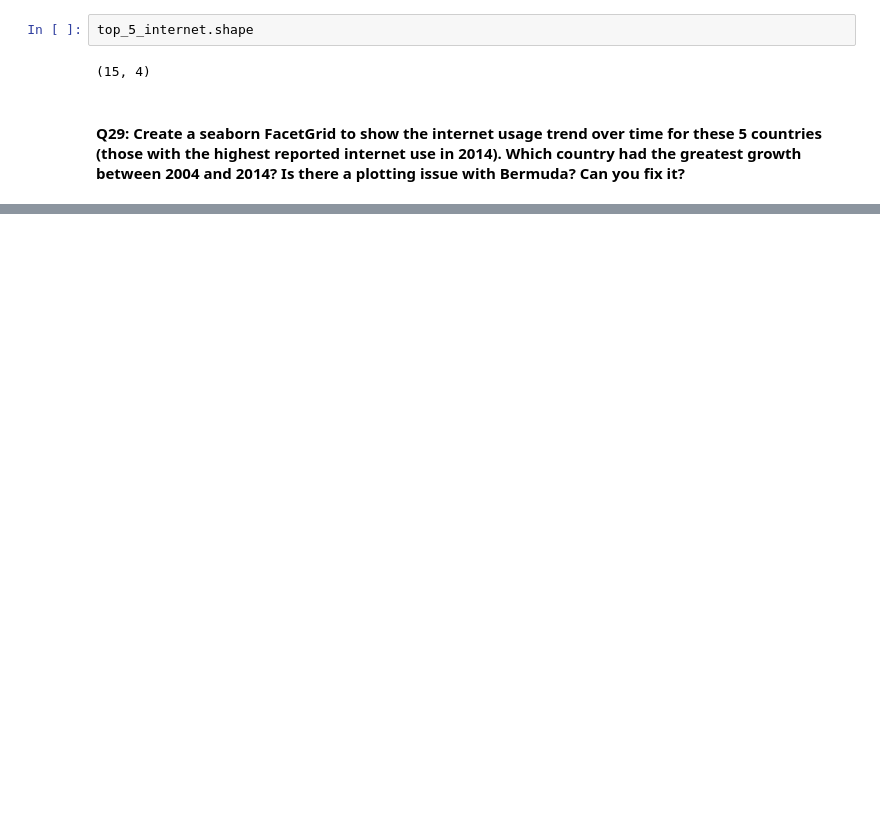
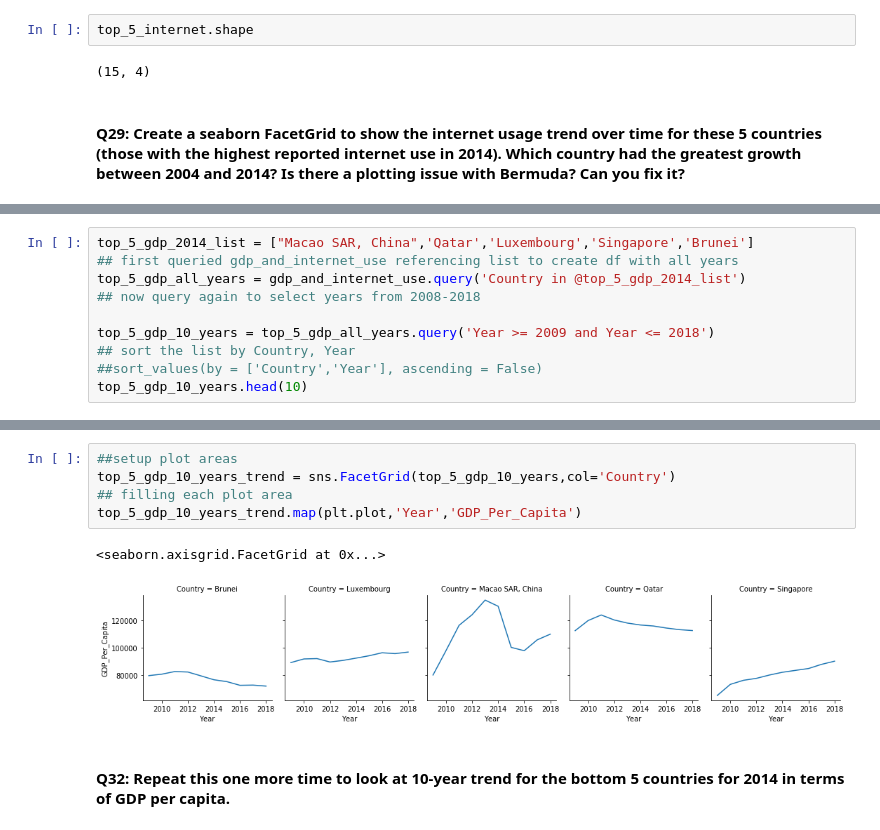
Before and after one commit to bensdata/1, a Jupyter notebook: notebooks/un_data_exploratory.ipynb, the cells around one changed output, grey strips where cells are left out. Cells and saved outputs as stored; diff of their text form; blank space fills up the shorter version.

```diff
--- a/notebooks/un_data_exploratory.ipynb
+++ b/notebooks/un_data_exploratory.ipynb
@@ -361,0 +434,10 @@ top_5_internet.shape
+# %%
+top_5_gdp_2014_list = ["Macao SAR, China",'Qatar','Luxembourg','Singapore','Brunei']
+## first queried gdp_and_internet_use referencing list to create df with all years
+top_5_gdp_all_years = gdp_and_internet_use.query('Country in @top_5_gdp_2014_list')
+## now query again to select years from 2008-2018
+
+top_5_gdp_10_years = top_5_gdp_all_years.query('Year >= 2009 and Year <= 2018')
+## sort the list by Country, Year
+##sort_values(by = ['Country','Year'], ascending = False)
+top_5_gdp_10_years.head(10)
@@ -361,0 +456,10 @@ top_5_internet.shape
+# %%
+##setup plot areas
+top_5_gdp_10_years_trend = sns.FacetGrid(top_5_gdp_10_years,col='Country')
+## filling each plot area
+top_5_gdp_10_years_trend.map(plt.plot,'Year','GDP_Per_Capita')
+# %% [output]
+<seaborn.axisgrid.FacetGrid at 0x...>
+[figure, added]
+# %% [markdown]
+#### Q32: Repeat this one more time to look at 10-year trend for the bottom 5 countries for 2014 in terms of GDP per capita.
```
Also changed, not shown: parts of 31 cells of this notebook.
